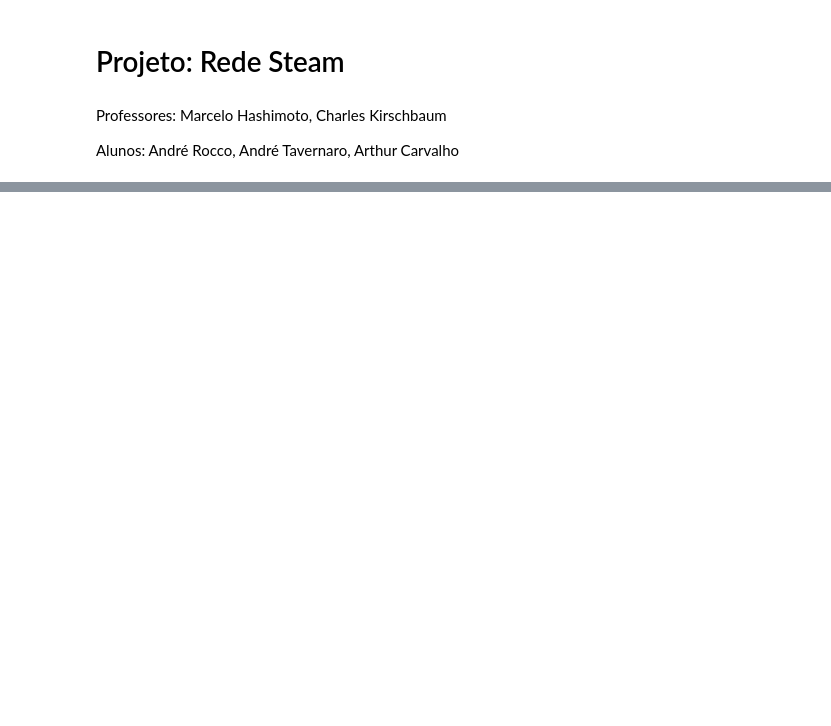
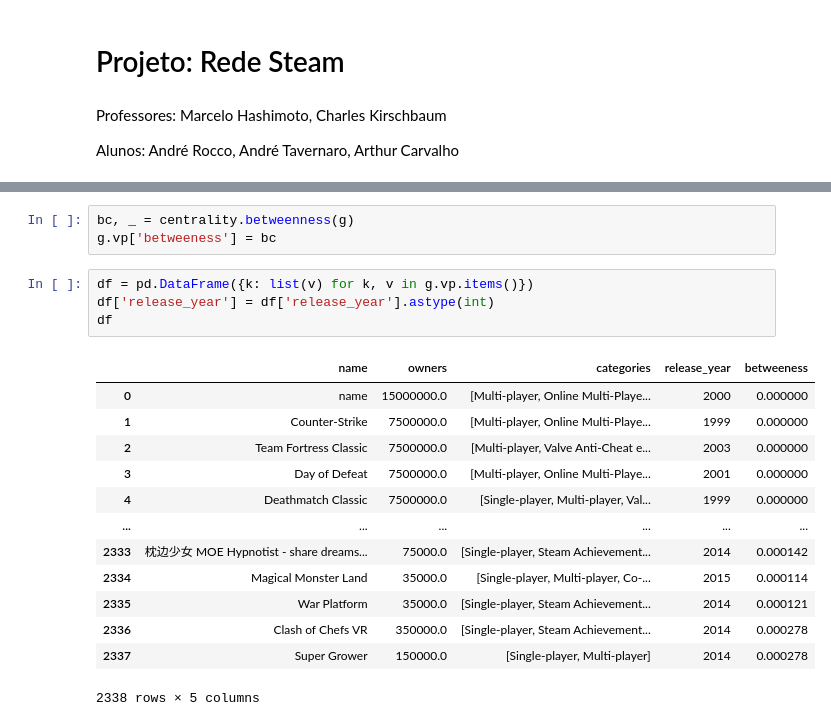
Before and after one commit to hashiprobr-classroom/parte-tecnica-do-projeto-andrer_andret_arthur, a Jupyter notebook: notebooks/Projeto_AAA.ipynb, the cells around one changed output, grey strips where cells are left out. Saved outputs shown, nothing was run; the diff lists cells and outputs as text; blank space fills up the shorter version.

```diff
--- a/notebooks/Projeto_AAA.ipynb
+++ b/notebooks/Projeto_AAA.ipynb
@@ -197,0 +331,21 @@ stats.remove_self_loops(g)
+# %%
+bc, _ = centrality.betweenness(g)
+g.vp['betweeness'] = bc
+# %%
+df = pd.DataFrame({k: list(v) for k, v in g.vp.items()})
+df['release_year'] = df['release_year'].astype(int)
+df
+# %% [output]
+|  | name | owners | categories | release_year | betweeness |
+| 0 | name | 15000000.0 | [Multi-player, Online Multi-Playe... | 2000 | 0.000000 |
+| 1 | Counter-Strike | 7500000.0 | [Multi-player, Online Multi-Playe... | 1999 | 0.000000 |
+| 2 | Team Fortress Classic | 7500000.0 | [Multi-player, Valve Anti-Cheat e... | 2003 | 0.000000 |
+| 3 | Day of Defeat | 7500000.0 | [Multi-player, Online Multi-Playe... | 2001 | 0.000000 |
+| 4 | Deathmatch Classic | 7500000.0 | [Single-player, Multi-player, Val... | 1999 | 0.000000 |
+| ... | ... | ... | ... | ... | ... |
+| 2333 | 枕边少女 MOE Hypnotist - share dreams... | 75000.0 | [Single-player, Steam Achievement... | 2014 | 0.000142 |
+| 2334 | Magical Monster Land | 35000.0 | [Single-player, Multi-player, Co-... | 2015 | 0.000114 |
+| 2335 | War Platform | 35000.0 | [Single-player, Steam Achievement... | 2014 | 0.000121 |
+| 2336 | Clash of Chefs VR | 350000.0 | [Single-player, Steam Achievement... | 2014 | 0.000278 |
+| 2337 | Super Grower | 150000.0 | [Single-player, Multi-player] | 2014 | 0.000278 |
+2338 rows × 5 columns
```
Also changed, not shown: parts of 48 cells of this notebook, 1 other file.
